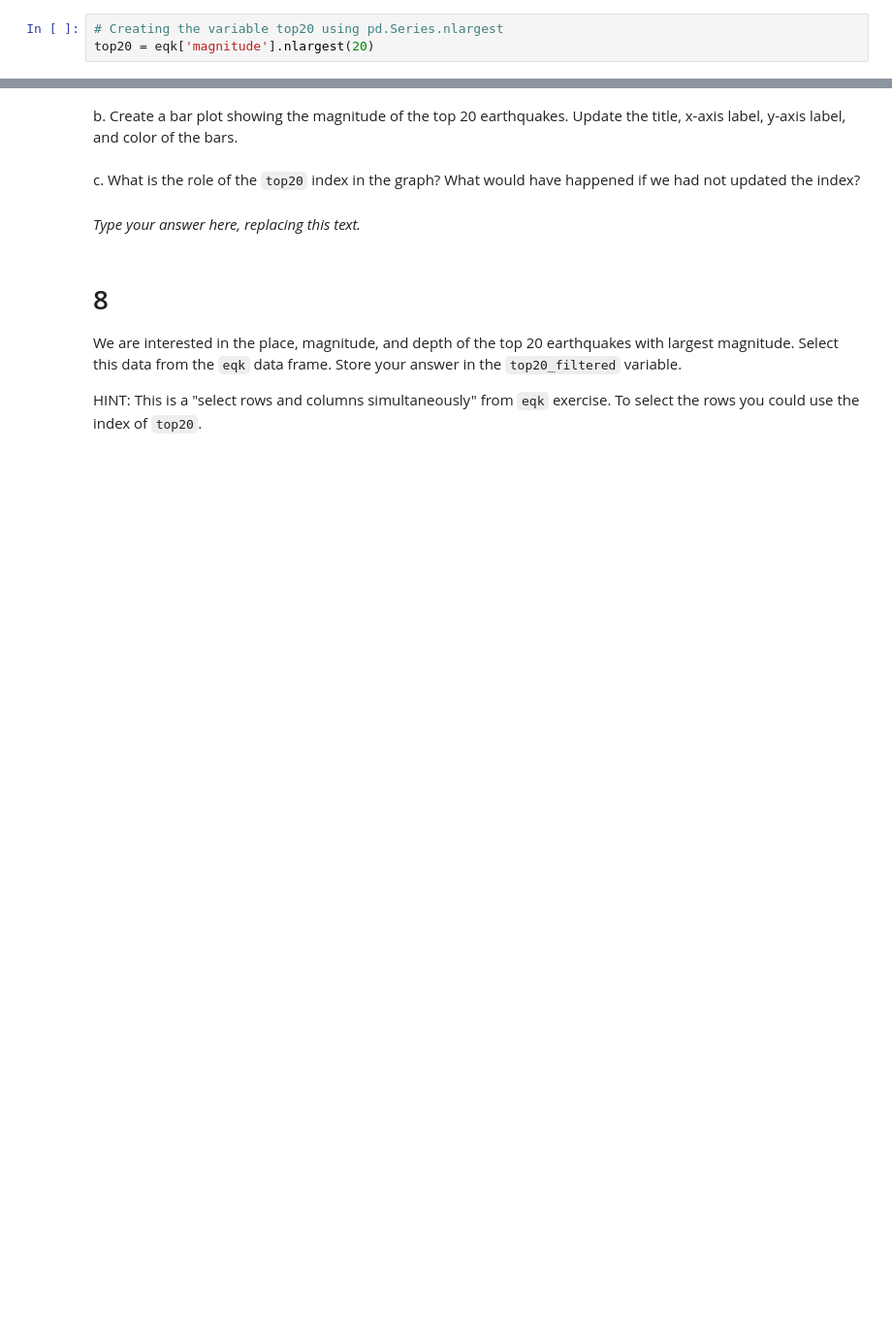
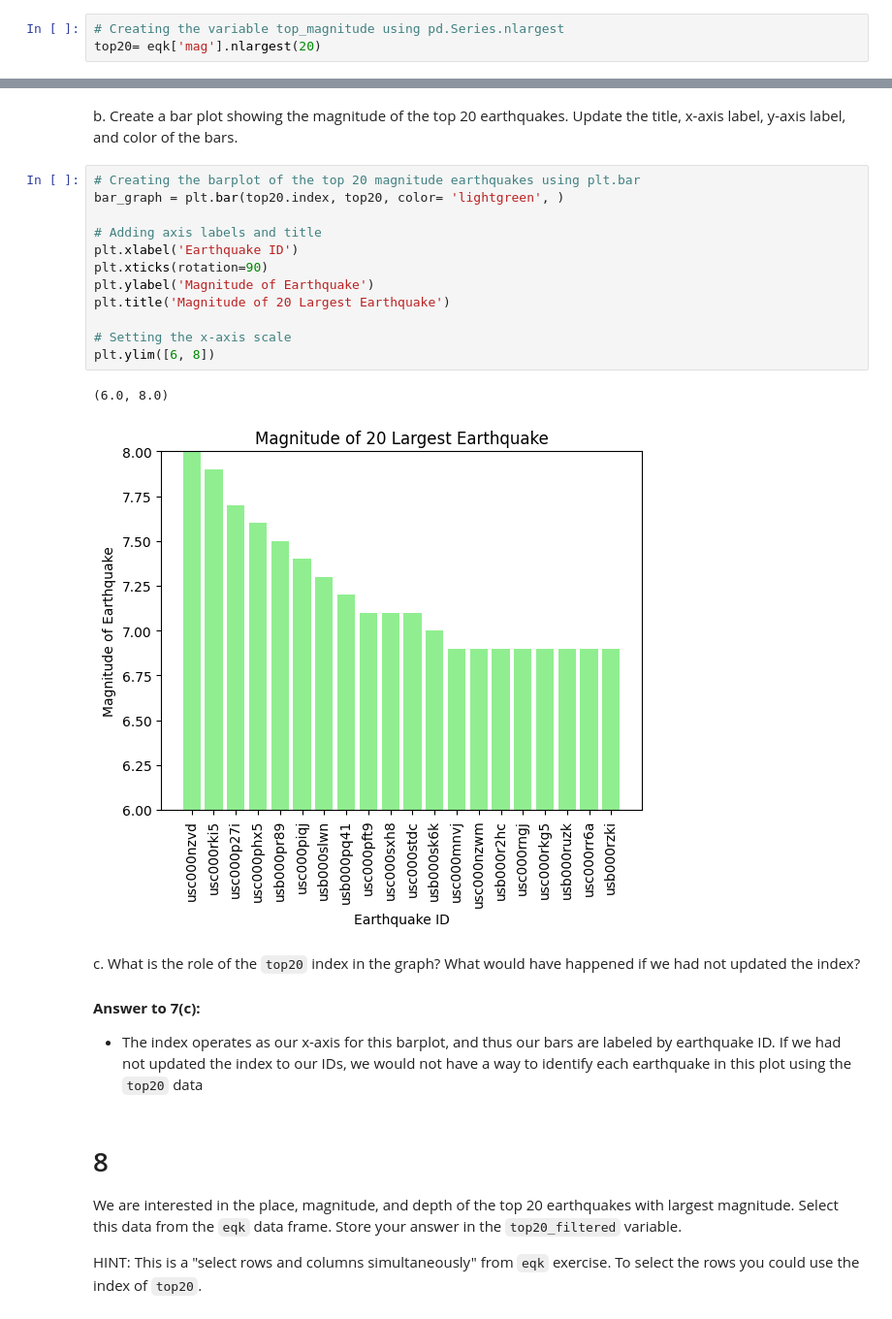
Before and after one commit to madisonenda/eds220-hwk1, a Jupyter notebook: hwk1-task3-earthquakes-Enda.ipynb, the cells around one changed output, grey strips where cells are left out. Shown at 97% size. Saved outputs shown, nothing was run; the diff lists cells and outputs as text; blank space fills up the shorter version.

Commit message:
Earthquakes commit 6

```diff
--- a/hwk1-task3-earthquakes-Enda.ipynb
+++ b/hwk1-task3-earthquakes-Enda.ipynb
@@ -204,8 +205,8 @@ plt.show()
 
 a. Create a new variable `top20` with the 20 earthquakes with largest magnitude. HINT: check the method [`pandas.Series.nlargest`](https://pandas.pydata.org/docs/reference/api/pandas.Series.nlargest.html)
 # %%
-# Creating the variable top20 using pd.Series.nlargest
-top20 = eqk['magnitude'].nlargest(20)
+# Creating the variable top_magnitude using pd.Series.nlargest
+top20= eqk['mag'].nlargest(20)
 # %%
 # View the dataframe
 top20
@@ -213,14 +232,30 @@ top20
 <!-- BEGIN QUESTION -->
 
 b. Create a bar plot showing the magnitude of the top 20 earthquakes. Update the title, x-axis label, y-axis label, and color of the bars.
+# %%
+# Creating the barplot of the top 20 magnitude earthquakes using plt.bar
+bar_graph = plt.bar(top20.index, top20, color= 'lightgreen', )
+
+# Adding axis labels and title
+plt.xlabel('Earthquake ID')
+plt.xticks(rotation=90)
+plt.ylabel('Magnitude of Earthquake')
+plt.title('Magnitude of 20 Largest Earthquake')
+
+# Setting the x-axis scale
+plt.ylim([6, 8])
+# %% [output]
+(6.0, 8.0)
+[figure, added]
 # %% [markdown]
 <!-- END QUESTION -->
 
 <!-- BEGIN QUESTION -->
 
 c. What is the role of the `top20` index in the graph? What would have happened if we had not updated the index?
-# %% [markdown]
-_Type your answer here, replacing this text._
+# %% [markdown]
+**Answer to 7(c):**
+- The index operates as our x-axis for this barplot, and thus our bars are labeled by earthquake ID. If we had not updated the index to our IDs, we would not have a way to identify each earthquake in this plot using the `top20` data
 # %% [markdown]
 <!-- END QUESTION -->
 
```
Also changed, not shown: parts of 9 cells of this notebook.
